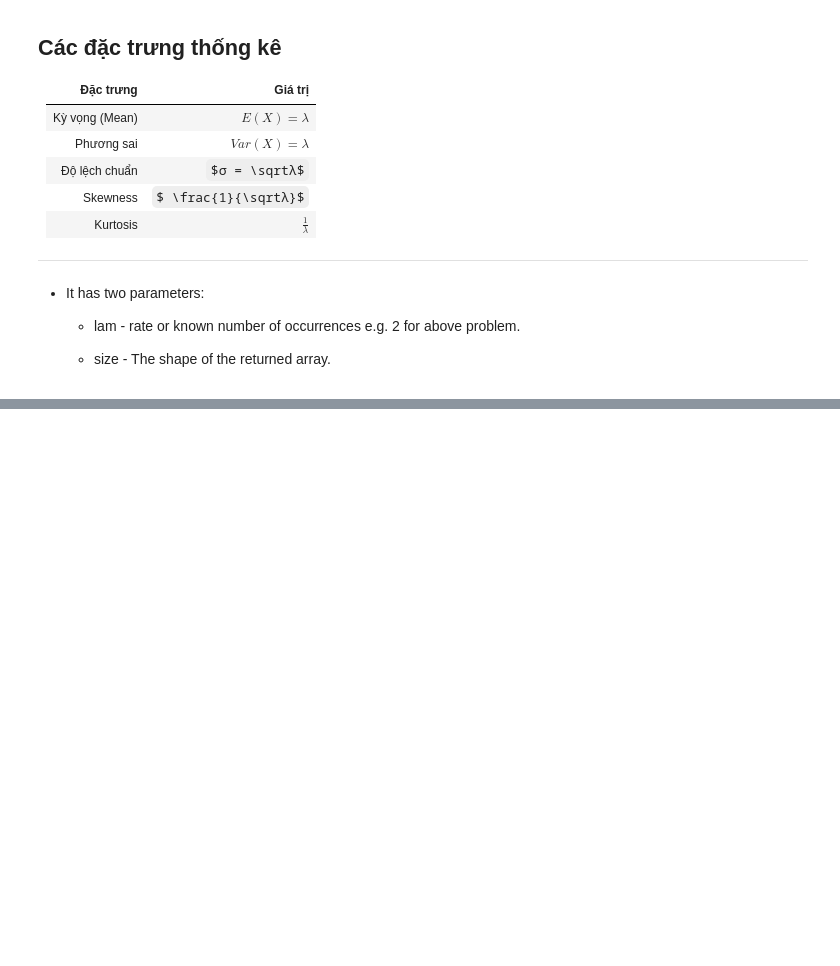
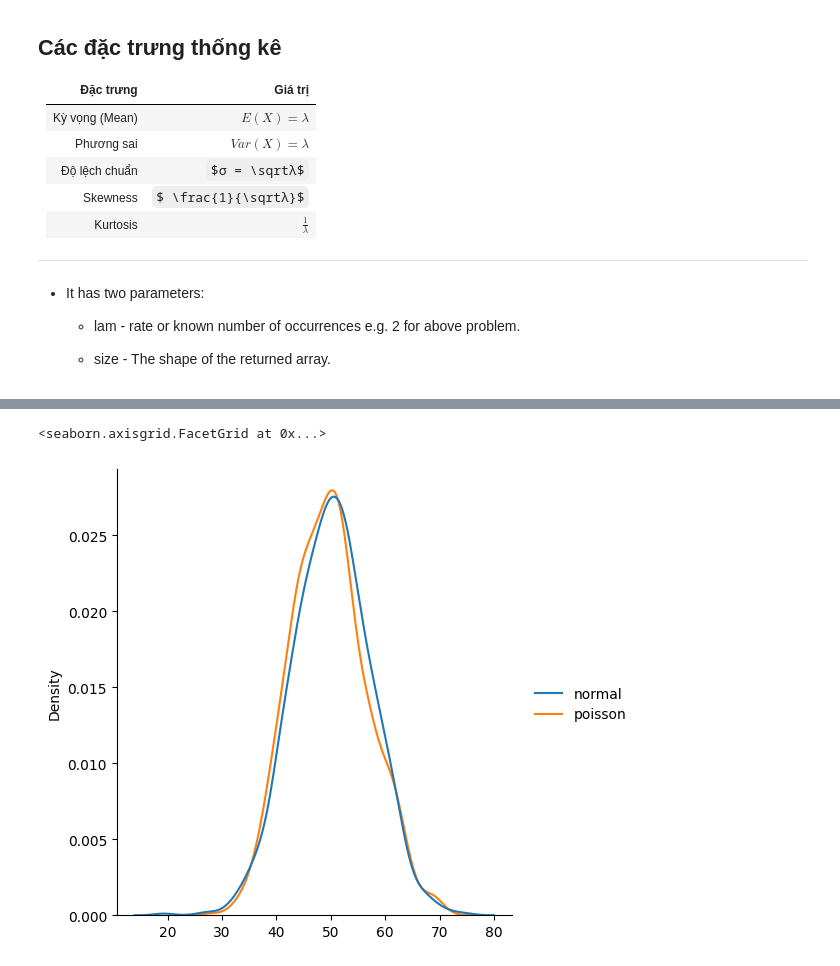
Before and after one commit to HuyinCP/numpy-practice, a Jupyter notebook: WAY2/7.ipynb, the cells around one changed output, grey strips where cells are left out. Drawn from its saved outputs; the diff is of its cells as text; code cells hidden in the pictures; some formulas as TeX source; blank space fills up the shorter version.

```diff
--- a/WAY2/7.ipynb
+++ b/WAY2/7.ipynb
@@ -56,0 +66,9 @@ $$
+# %%
+data = {
+  "normal": random.normal(loc=50, scale=7, size=1000),
+  "poisson": random.poisson(lam=50, size=1000)
+}
+sns.displot(data, kind='kde')
+# %% [output]
+<seaborn.axisgrid.FacetGrid at 0x...>
+[figure, added]
```
Also changed, not shown: parts of 2 cells of this notebook, 3 other files.
